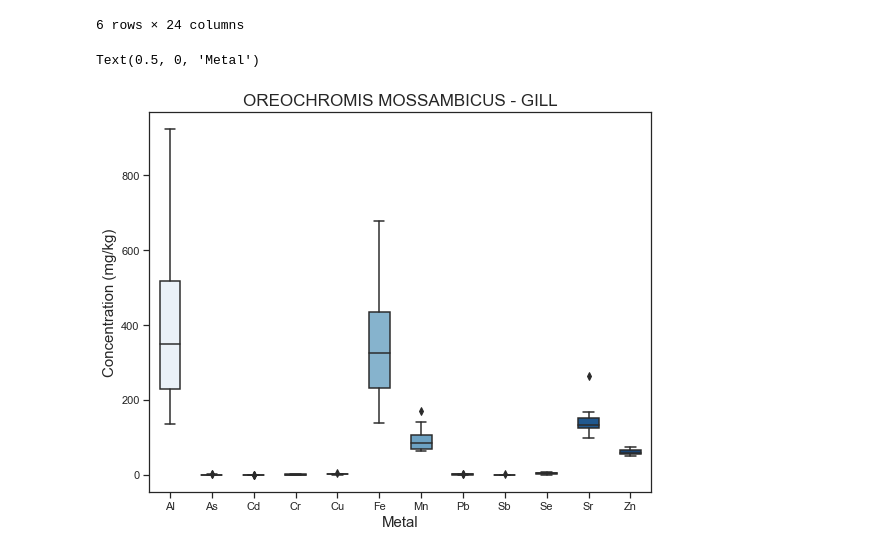
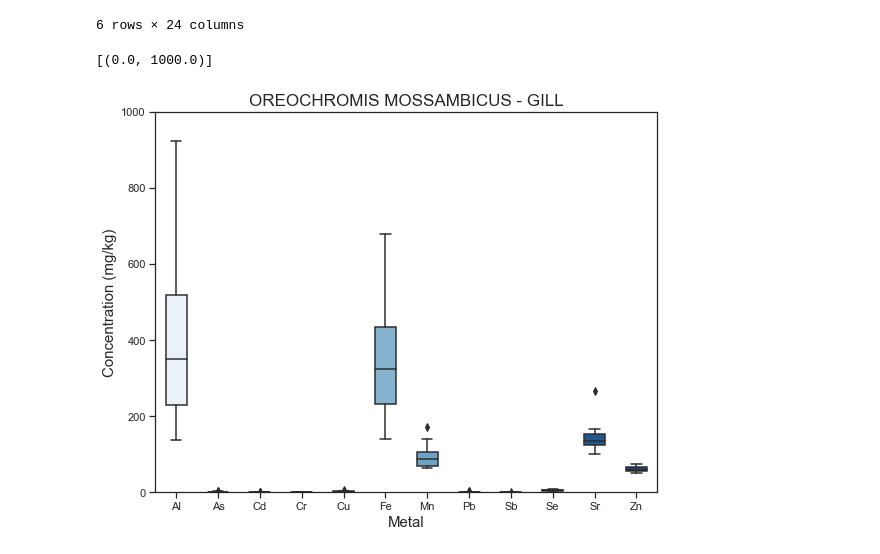
Before and after one commit to ChrisMontez/ICP-OES, a Jupyter notebook: Data Visualization.ipynb, the cells around one changed output. Drawn from its saved outputs; the diff is of its cells as text; code cells hidden in the pictures.

```diff
--- a/Data Visualization.ipynb
+++ b/Data Visualization.ipynb
@@ -34,16 +34,18 @@ LR_Liver = df[(df['Species'] == 'Labeo rosa') & (df['Organ'] == 'Liver') ]
 LR_Muscle = df[(df['Species'] == 'Labeo rosa') & (df['Organ'] == 'Muscle') ]
 # %%
 sns.set_theme(style="ticks")
-f, ax = plt.subplots(figsize=(9, 7))
+f, ax = plt.subplots(figsize=(9, 7) )
 sns.boxplot(data = OM_Gill[all_metals], width=.5, palette = 'Blues' )
 ax.set_title('OREOCHROMIS MOSSAMBICUS - GILL', fontsize = 17)
 ax.set_ylabel('Concentration (mg/kg)', fontsize = 15)
 ax.set_xlabel('Metal',fontsize = 15)
+ax.set(ylim=(0, 1000))
+
 
 #sns.despine(trim=True, left=True)
 # %% [output]
-Text(0.5, 0, 'Metal')
+[(0.0, 1000.0)]
-[figure, old version]
+[figure, new version]
 # %%
 sns.set_theme(style="ticks")
 f, ax = plt.subplots(figsize=(9, 7))
```
Also changed, not shown: parts of 5 cells of this notebook, 6 other files.
